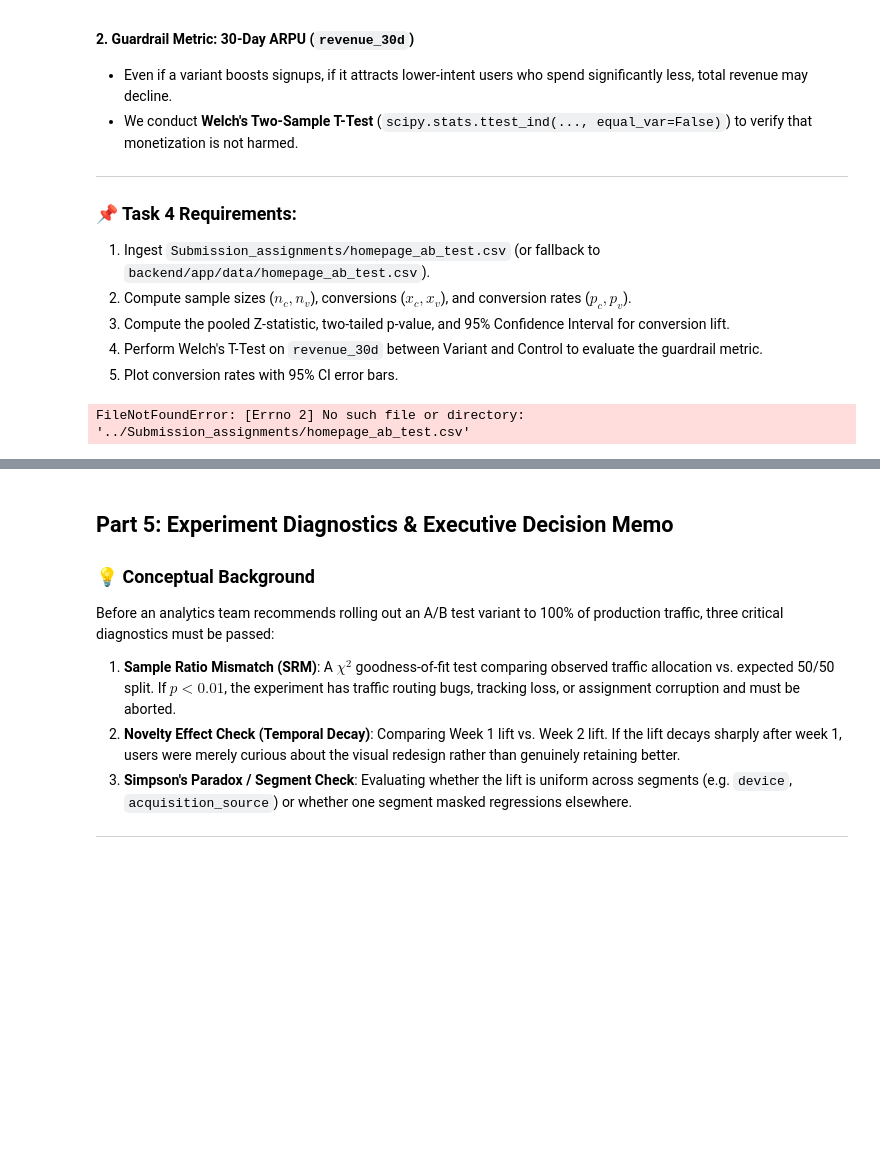
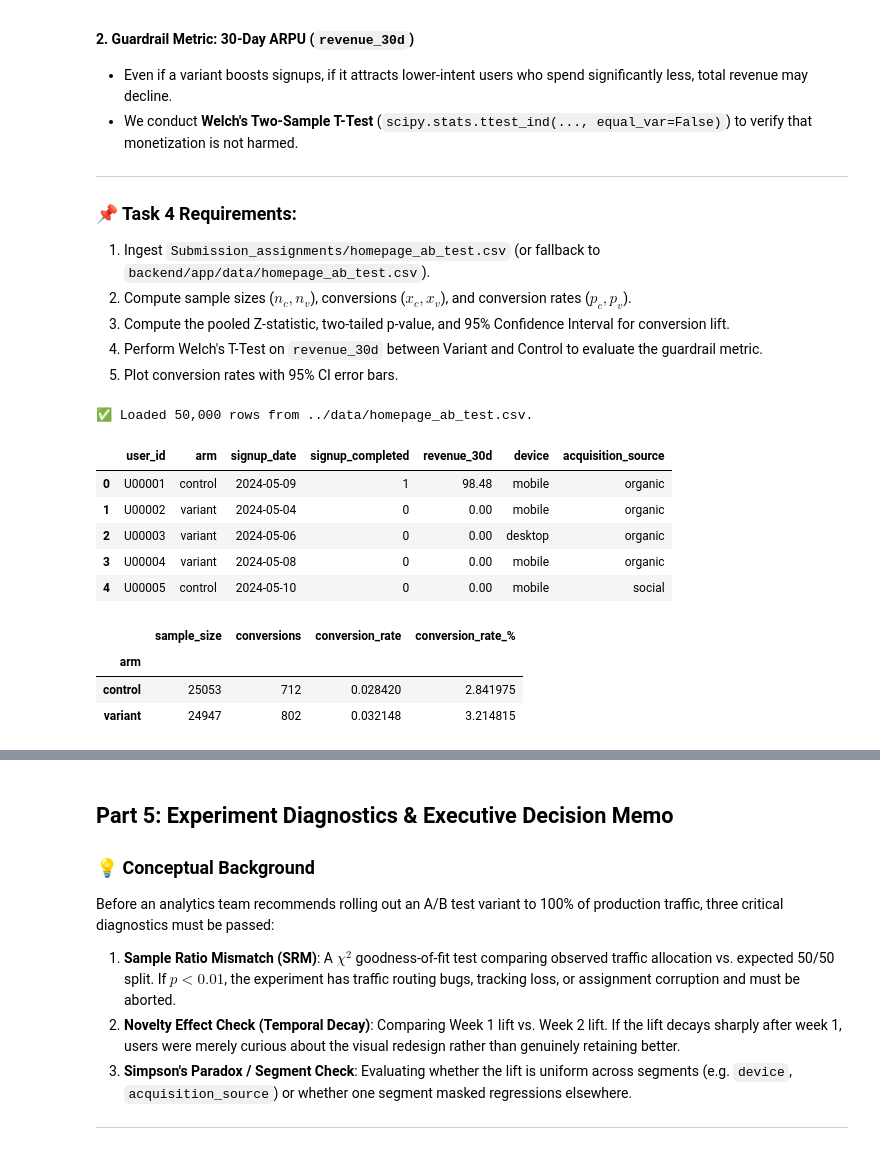
Before and after one commit to neharika/ab-testing-product-analytics, a Jupyter notebook: notebooks/ab_testing_product_analytics_master_notebook.ipynb, the cells around one changed output, grey strips where cells are left out. Cells and saved outputs as stored; diff of their text form; code cells hidden in the pictures; blank space fills up the shorter version.

```diff
--- a/notebooks/ab_testing_product_analytics_master_notebook.ipynb
+++ b/notebooks/ab_testing_product_analytics_master_notebook.ipynb
@@ -430,17 +454,46 @@ We now evaluate the 14-day **Homepage Redesign A/B Test (`homepage_ab_test.csv`,
 4. Perform Welch's T-Test on `revenue_30d` between Variant and Control to evaluate the guardrail metric.
 5. Plot conversion rates with 95% CI error bars.
 # %%
-# Task 4: Ingest A/B test dataset and perform statistical inference
+# Load A/B test dataset from the project data directory
 
-# Load dataset with fallback paths
-csv_path = 'Submission_assignments/homepage_ab_test.csv'
-if not os.path.exists(csv_path):
-    csv_path = 'backend/app/data/homepage_ab_test.csv'
-if not os.path.exists(csv_path):
-    csv_path = '../Submission_assignments/homepage_ab_test.csv'
+from pathlib import Path
+
+csv_path = Path('../data/homepage_ab_test.csv')
+
+if not csv_path.exists():
+    raise FileNotFoundError(f'Dataset not found: {csv_path.resolve()}')
 
 df_ab = pd.read_csv(csv_path)
+
 print(f'✅ Loaded {len(df_ab):,} rows from {csv_path}.')
 df_ab.head()
 # %% [output]
-FileNotFoundError: [Errno 2] No such file or directory: '../Submission_assignments/homepage_ab_test.csv'
+✅ Loaded 50,000 rows from ../data/homepage_ab_test.csv.
+|  | user_id | arm | signup_date | signup_completed | revenue_30d | device | acquisition_source |
+| 0 | U00001 | control | 2024-05-09 | 1 | 98.48 | mobile | organic |
+| 1 | U00002 | variant | 2024-05-04 | 0 | 0.00 | mobile | organic |
+| 2 | U00003 | variant | 2024-05-06 | 0 | 0.00 | desktop | organic |
+| 3 | U00004 | variant | 2024-05-08 | 0 | 0.00 | mobile | organic |
+| 4 | U00005 | control | 2024-05-10 | 0 | 0.00 | mobile | social |
+# %%
+# Step 1: Calculate sample sizes, conversions, and conversion rates
+
+conversion_summary = (
+    df_ab.groupby('arm')
+    .agg(
+        sample_size=('user_id', 'nunique'),
+        conversions=('signup_completed', 'sum'),
+        conversion_rate=('signup_completed', 'mean')
+    )
+)
+
+conversion_summary['conversion_rate_%'] = (
+    conversion_summary['conversion_rate'] * 100
+)
+
+conversion_summary
+# %% [output]
+|  | sample_size | conversions | conversion_rate | conversion_rate_% |
+| arm |  |  |  |  |
+| control | 25053 | 712 | 0.028420 | 2.841975 |
+| variant | 24947 | 802 | 0.032148 | 3.214815 |
```
Also changed, not shown: parts of 7 cells of this notebook, 3 other files.
